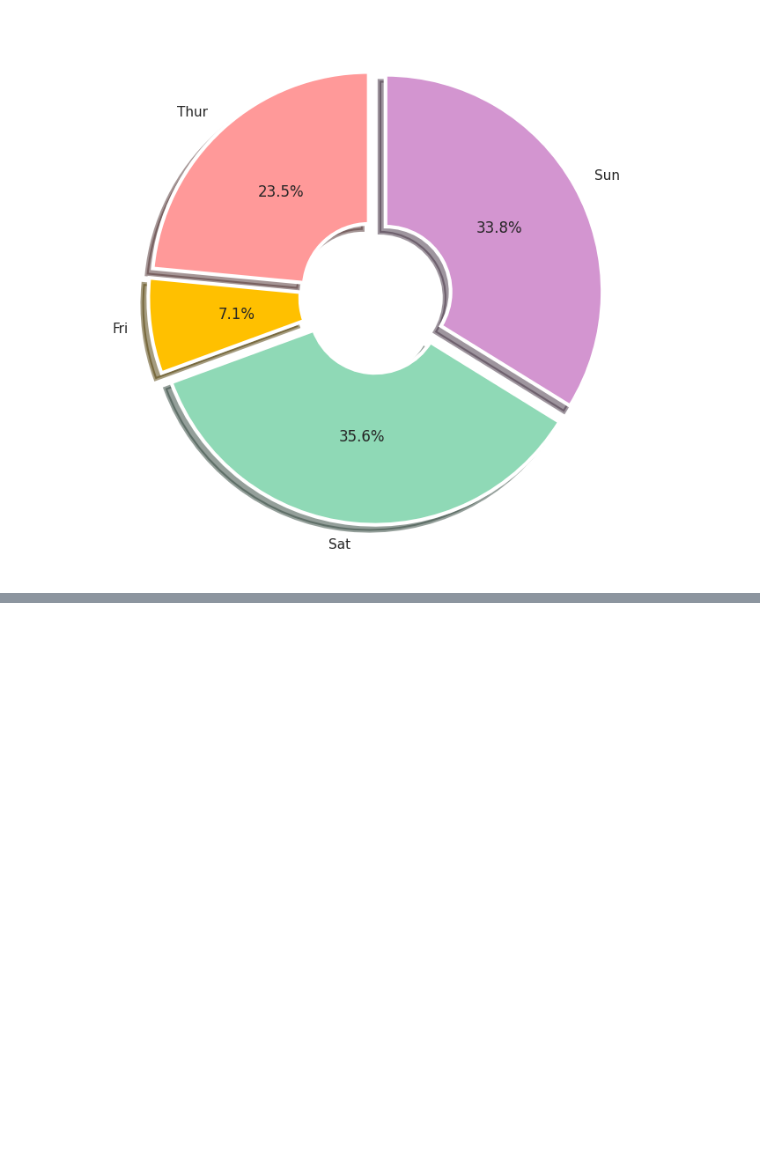
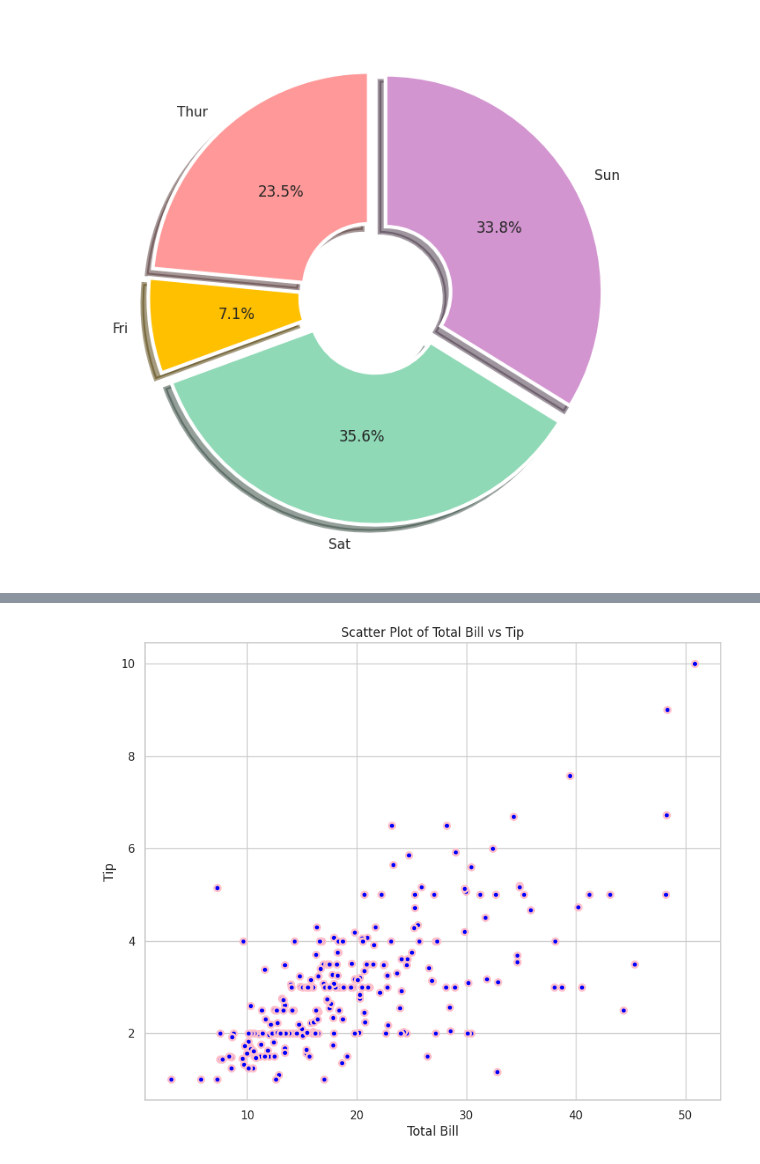
Before and after one commit to hajonghyun/inflearn_ML_from_the_foundation, a Jupyter notebook: 3_Visualization_matplotlib_seaborn.ipynb, the cells around one changed output, grey strips where cells are left out. Cells and saved outputs as stored; diff of their text form; code cells hidden in the pictures; blank space fills up the shorter version.

```diff
--- a/3_Visualization_matplotlib_seaborn.ipynb
+++ b/3_Visualization_matplotlib_seaborn.ipynb
@@ -361,0 +591,28 @@ plt.show()
+# %%
+# Q. matplotlib을 활용해서
+# 'total_bill'과 'tip'의 상관관계를
+# scatter 차트로 나타내자.
+
+import matplotlib.pyplot as plt
+import seaborn as sns
+
+# tips 데이터셋 로드 (seaborn에서 제공하는 예시 데이터셋)
+tips = sns.load_dataset('tips')
+
+# scatter 차트 그리기
+plt.scatter(tips['total_bill'], tips['tip'],
+            color='blue',
+            edgecolor='pink',
+            linewidth=2)
+
+# x축과 y축 라벨 추가
+plt.xlabel('Total Bill')
+plt.ylabel('Tip')
+
+# 차트 제목 추가 (선택 사항)
+plt.title('Scatter Plot of Total Bill vs Tip')
+
+# 차트 표시
+plt.show()
+# %% [output]
+[figure, added]
```
Also changed, not shown: parts of 17 cells of this notebook.
